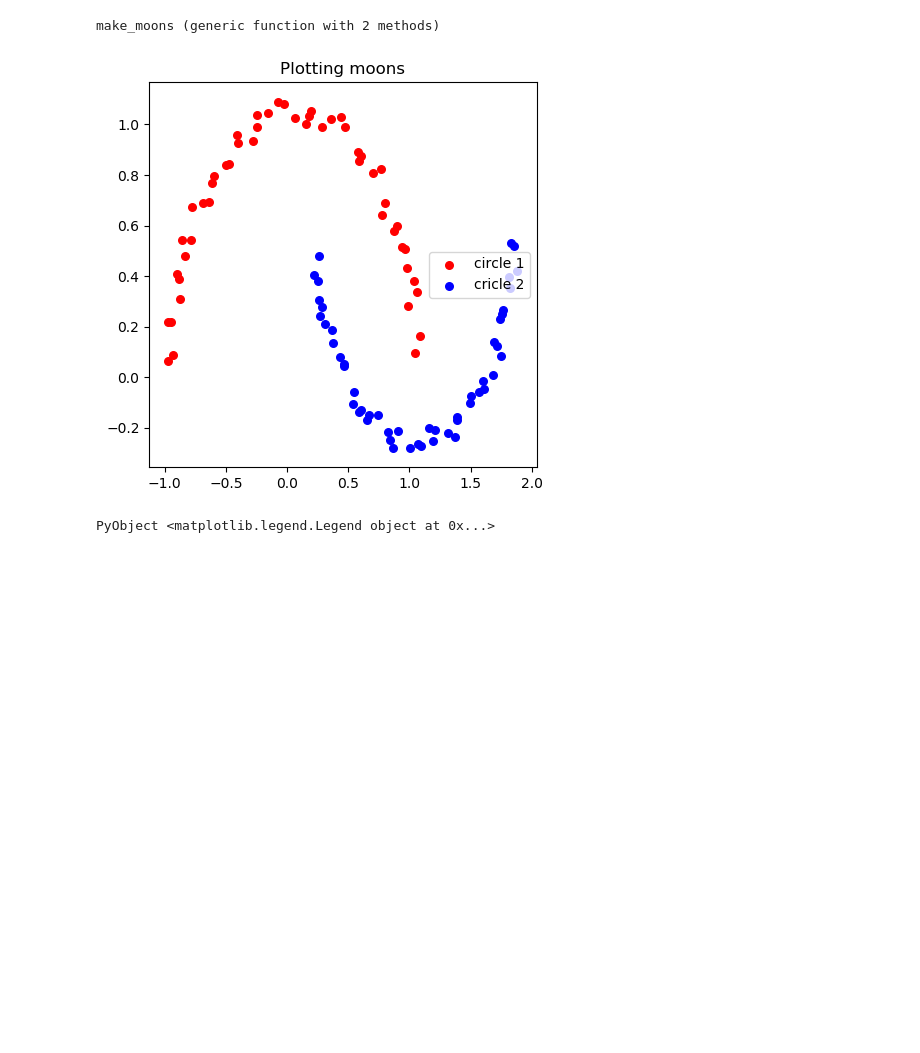
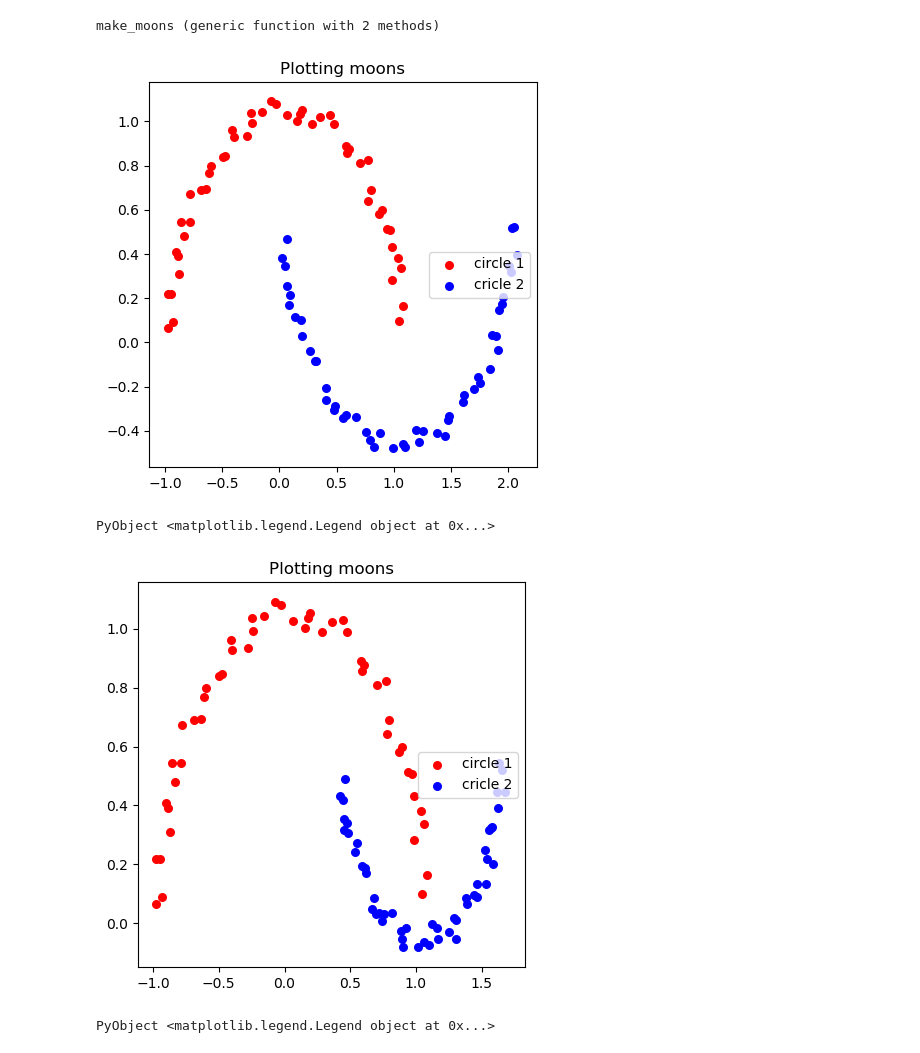
Before and after one commit to davidbp/MulticlassPerceptron.jl, a Jupyter notebook: notebooks/learning_tests.ipynb, the cells around one changed output. Saved outputs shown, nothing was run; the diff lists cells and outputs as text; code cells hidden in the pictures; blank space fills up the shorter version.

```diff
--- a/notebooks/learning_tests.ipynb
+++ b/notebooks/learning_tests.ipynb
@@ -272,5 +277,5 @@ X,y = make_moons(100;noise=0.1);
 # %%
-using PyPlot
+X,y = make_moons(100;noise=0.1);
 
 X1 = X[y.==1,:]
 X2 = X[y.==2,:]
@@ -281,5 +286,5 @@ R = scatter(X1[:,1],X1[:,2],color="red",   label = "circle 1", s = 30)
 G = scatter(X2[:,1],X2[:,2],color="blue",  label = "cricle 2", s = 30)
 legend(loc="right")
 # %% [output]
-[figure, old version]
+[figure, new version]
 PyObject <matplotlib.legend.Legend object at 0x...>
@@ -287,0 +291,15 @@ X,y = make_moons(100; noise=0.1, translation=1.0);
+# %%
+X,y = make_moons(100;noise=0.1, factor=0.6);
+
+
+X1 = X[y.==1,:]
+X2 = X[y.==2,:]
+
+fig = figure(figsize=(5,5))
+title("Plotting moons")
+R = scatter(X1[:,1],X1[:,2],color="red",   label = "circle 1", s = 30)
+G = scatter(X2[:,1],X2[:,2],color="blue",  label = "cricle 2", s = 30)
+legend(loc="right")
+# %% [output]
+[figure, added]
+PyObject <matplotlib.legend.Legend object at 0x...>
```
Also changed, not shown: parts of 19 cells of this notebook.
